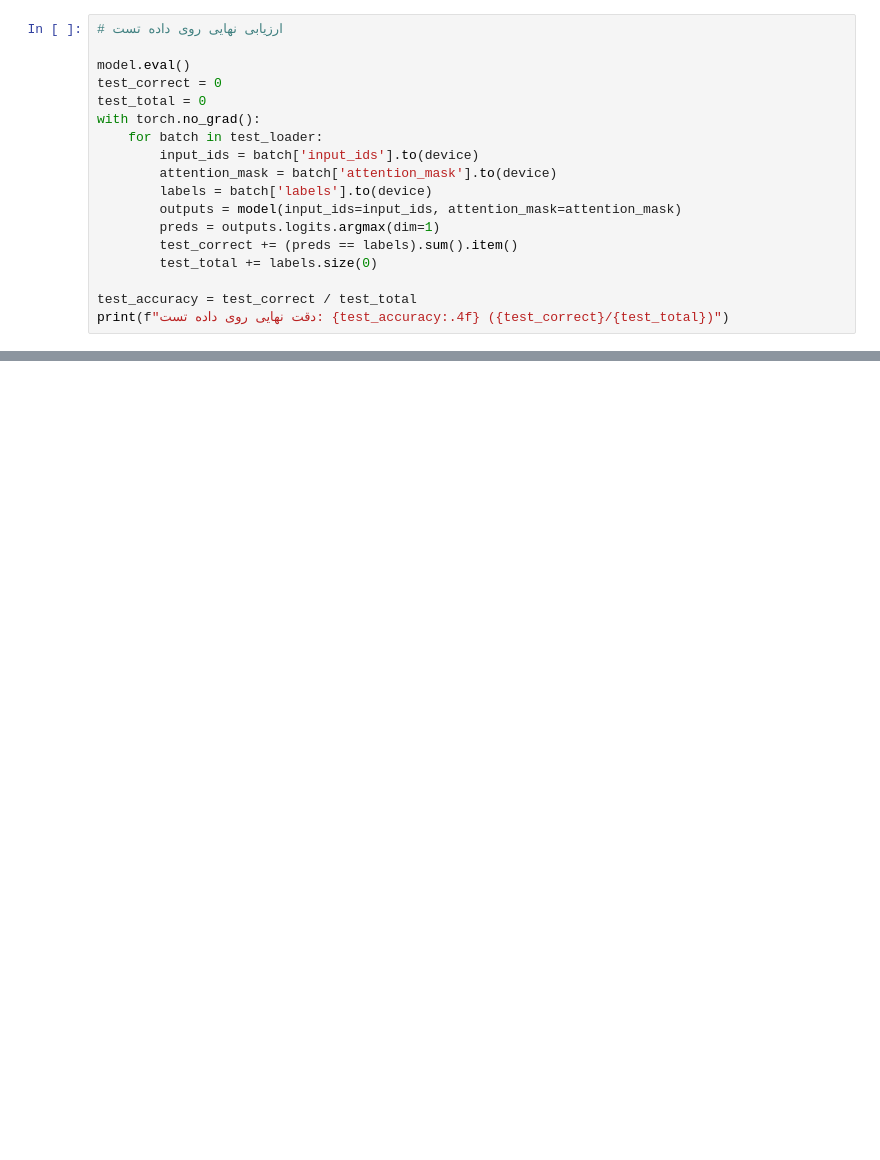
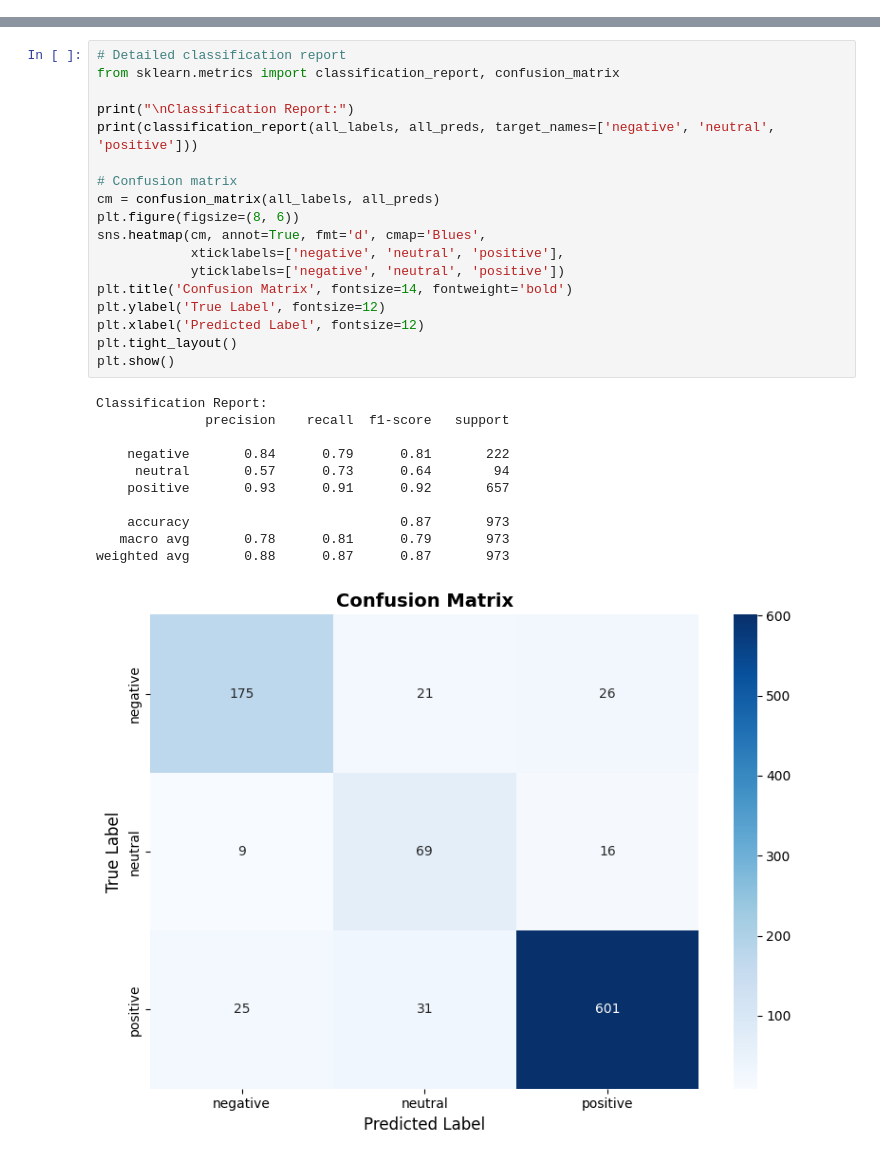
Before and after one commit to Amirmn24/ML_Project_G33, a Jupyter notebook: notebooks/ABSA_ML_G33.ipynb, the cells around one changed output, grey strips where cells are left out. Drawn from its saved outputs; the diff is of its cells as text; blank space fills up the shorter version.

```diff
--- a/notebooks/ABSA_ML_G33.ipynb
+++ b/notebooks/ABSA_ML_G33.ipynb
@@ -531,18 +0,0 @@ plt.show()
-# %%
-# ارزیابی نهایی روی داده تست
-
-model.eval()
-test_correct = 0
-test_total = 0
-with torch.no_grad():
-    for batch in test_loader:
-        input_ids = batch['input_ids'].to(device)
-        attention_mask = batch['attention_mask'].to(device)
-        labels = batch['labels'].to(device)
-        outputs = model(input_ids=input_ids, attention_mask=attention_mask)
-        preds = outputs.logits.argmax(dim=1)
-        test_correct += (preds == labels).sum().item()
-        test_total += labels.size(0)
-
-test_accuracy = test_correct / test_total
-print(f"دقت نهایی روی داده تست: {test_accuracy:.4f} ({test_correct}/{test_total})")
@@ -550,0 +586,30 @@ print(f"دقت نهایی روی داده تست: {test_accuracy:.4f} ({test_cor
+# %%
+# Detailed classification report
+from sklearn.metrics import classification_report, confusion_matrix
+
+print("\nClassification Report:")
+print(classification_report(all_labels, all_preds, target_names=['negative', 'neutral', 'positive']))
+
+# Confusion matrix
+cm = confusion_matrix(all_labels, all_preds)
+plt.figure(figsize=(8, 6))
+sns.heatmap(cm, annot=True, fmt='d', cmap='Blues',
+            xticklabels=['negative', 'neutral', 'positive'],
+            yticklabels=['negative', 'neutral', 'positive'])
+plt.title('Confusion Matrix', fontsize=14, fontweight='bold')
+plt.ylabel('True Label', fontsize=12)
+plt.xlabel('Predicted Label', fontsize=12)
+plt.tight_layout()
+plt.show()
+# %% [output]
+Classification Report:
+              precision    recall  f1-score   support
+
+    negative       0.84      0.79      0.81       222
+     neutral       0.57      0.73      0.64        94
+    positive       0.93      0.91      0.92       657
+
+    accuracy                           0.87       973
+   macro avg       0.78      0.81      0.79       973
+weighted avg       0.88      0.87      0.87       973
+[figure, added]
```
Also changed, not shown: parts of 65 cells of this notebook.
